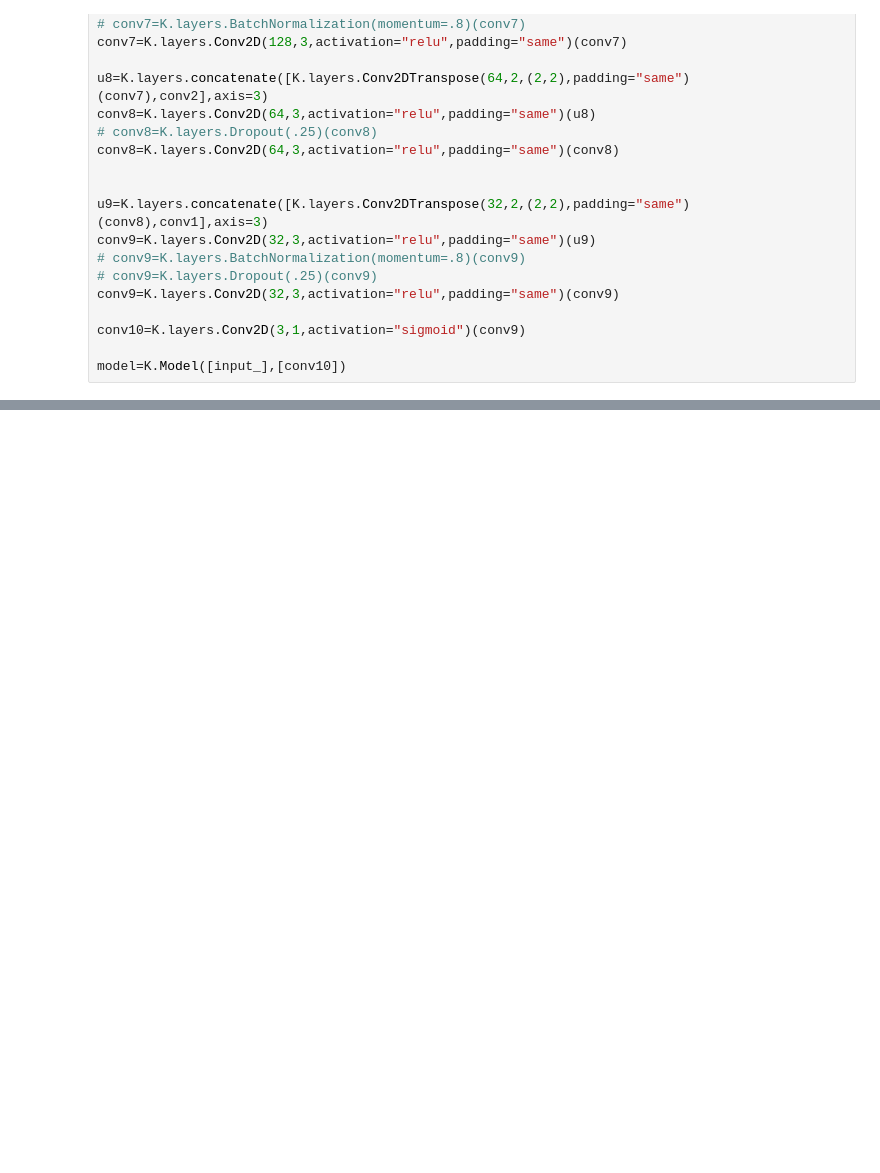
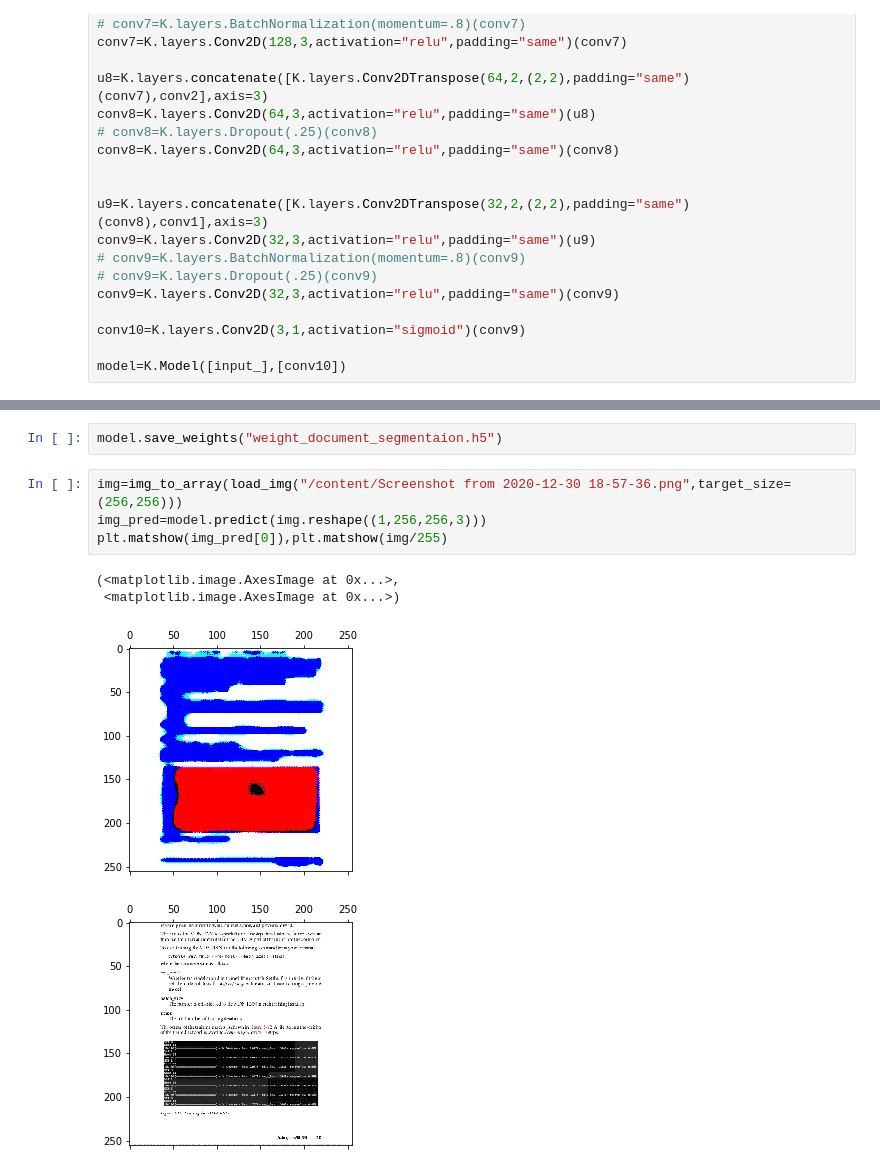
Before and after one commit to Aminfaraji/segmentaion_document_Unet, a Jupyter notebook: document segmentaion.ipynb, the cells around one changed output, grey strips where cells are left out. Cells and saved outputs as stored; diff of their text form; blank space fills up the shorter version.

```diff
--- a/document segmentaion.ipynb
+++ b/document segmentaion.ipynb
@@ -189 +177,12 @@ plt.matshow(img_pred[0]),plt.matshow(img/255)
 [figure]
+# %%
+model.save_weights("weight_document_segmentaion.h5")
+# %%
+img=img_to_array(load_img("/content/Screenshot from 2020-12-30 18-57-36.png",target_size=(256,256)))
+img_pred=model.predict(img.reshape((1,256,256,3)))
+plt.matshow(img_pred[0]),plt.matshow(img/255)
+# %% [output]
+(<matplotlib.image.AxesImage at 0x...>,
+ <matplotlib.image.AxesImage at 0x...>)
+[figure, added]
+[figure, added]
```
Also changed, not shown: parts of 9 cells of this notebook.
